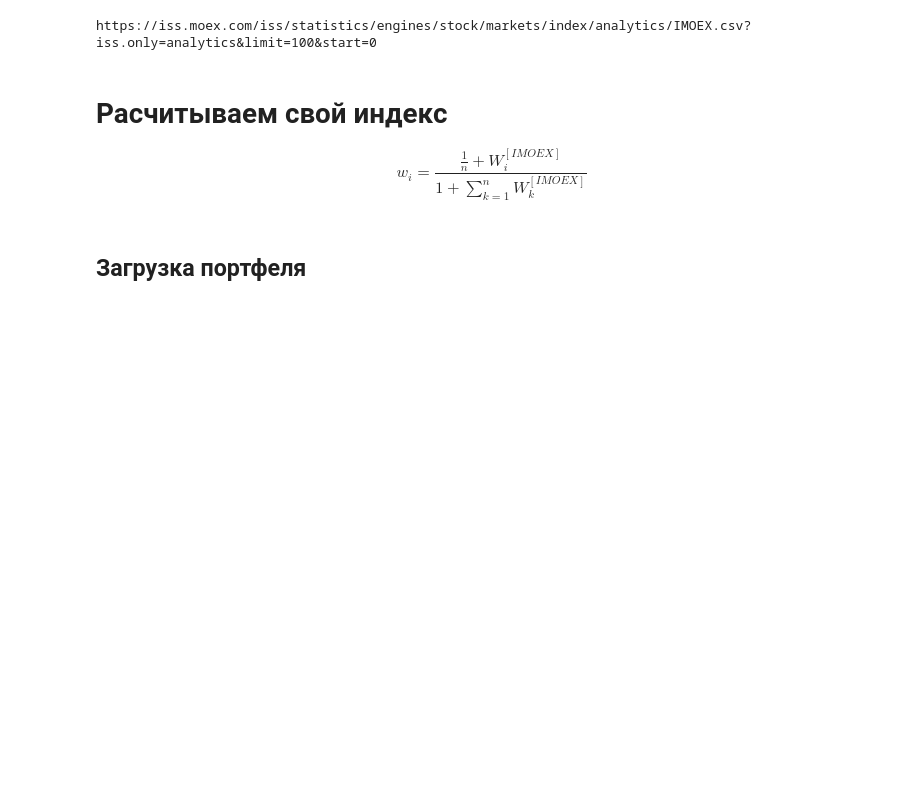
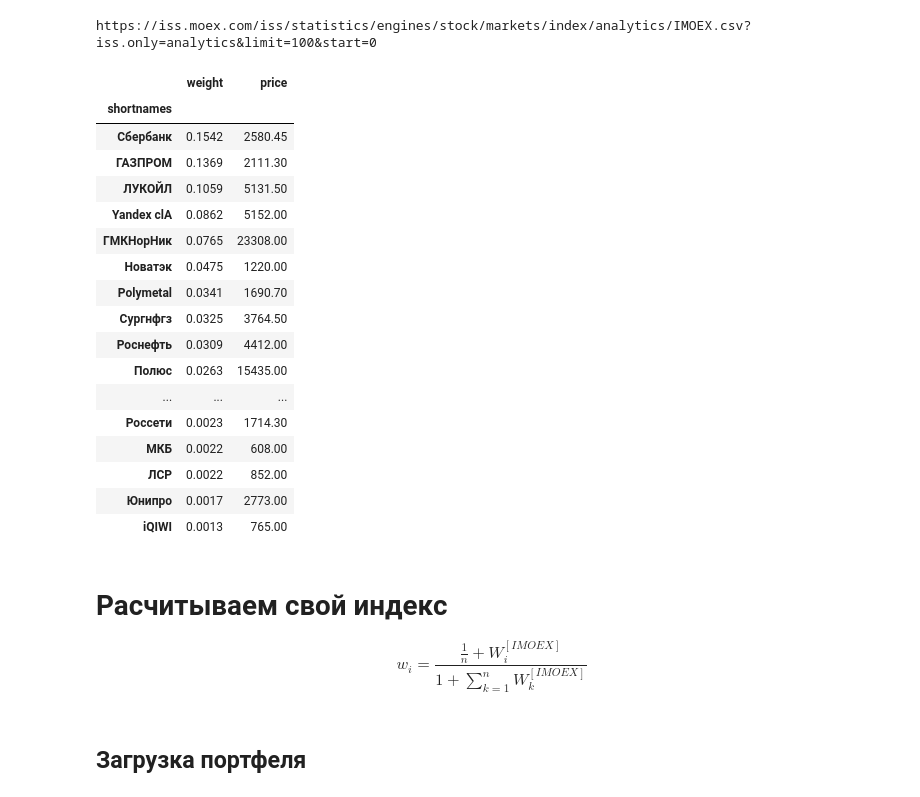
Before and after one commit to HexQuant/Investment-Analysis, a Jupyter notebook: manual_imoex_tracking.ipynb, the cells around one changed output. Drawn from its saved outputs; the diff is of its cells as text; code cells hidden in the pictures; blank space fills up the shorter version.

```diff
--- a/manual_imoex_tracking.ipynb
+++ b/manual_imoex_tracking.ipynb
@@ -15,16 +18,41 @@ def remove_suffix(series):
 # %%
 # Грузим стоки с Мос.Биржи
 imoex = moex.get_stocks_in_indices('IMOEX')
+
+# Грузим последние цены
+a = moex.get_stocks()[['LOTSIZE','WAPRICE']]
+
+imoex['price'] = a['LOTSIZE']*a['WAPRICE']
 
 # Чистим наименования от суффиксов
 imoex['shortnames'] = remove_suffix(imoex['shortnames'])
 
 # Группируем по компаниям
-imoex = imoex.groupby('shortnames').sum().sort_values('weight', ascending=False)
+imoex = imoex.groupby('shortnames').agg({'weight': 'sum', 'price': 'mean'}).sort_values('weight', ascending=False)
 # Приводим веса к числу с плавующей точнокй
 imoex['weight'] = imoex['weight']/100
+imoex
+#a.groupby('SECID').agg({'WAPRICE': 'mean', 'dd': 'sum'})
 # %% [output]
 https://iss.moex.com/iss/statistics/engines/stock/markets/index/analytics/IMOEX.csv?iss.only=analytics&limit=100&start=0
+|  | weight | price |
+| shortnames |  |  |
+| Сбербанк | 0.1542 | 2580.45 |
+| ГАЗПРОМ | 0.1369 | 2111.30 |
+| ЛУКОЙЛ | 0.1059 | 5131.50 |
+| Yandex clA | 0.0862 | 5152.00 |
+| ГМКНорНик | 0.0765 | 23308.00 |
+| Новатэк | 0.0475 | 1220.00 |
+| Polymetal | 0.0341 | 1690.70 |
+| Сургнфгз | 0.0325 | 3764.50 |
+| Роснефть | 0.0309 | 4412.00 |
+| Полюс | 0.0263 | 15435.00 |
+| ... | ... | ... |
+| Россети | 0.0023 | 1714.30 |
+| МКБ | 0.0022 | 608.00 |
+| ЛСР | 0.0022 | 852.00 |
+| Юнипро | 0.0017 | 2773.00 |
+| iQIWI | 0.0013 | 765.00 |
 # %% [markdown]
 # Расчитываем свой индекс
 $$w_i=\frac {\frac{1}{n} + W_i^{[IMOEX]}}{1+\sum_{k=1}^n{W_k^{[IMOEX]}}}$$
```
Also changed, not shown: parts of 5 cells of this notebook.
